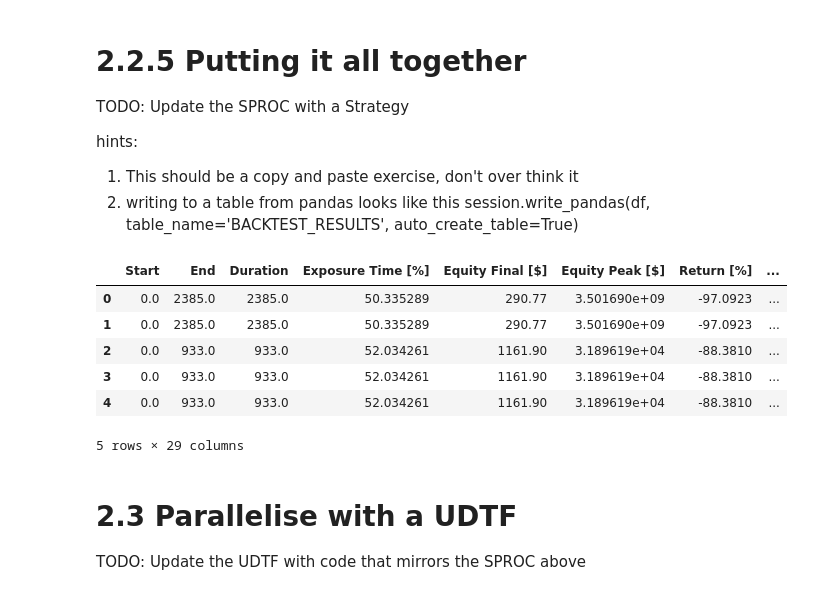
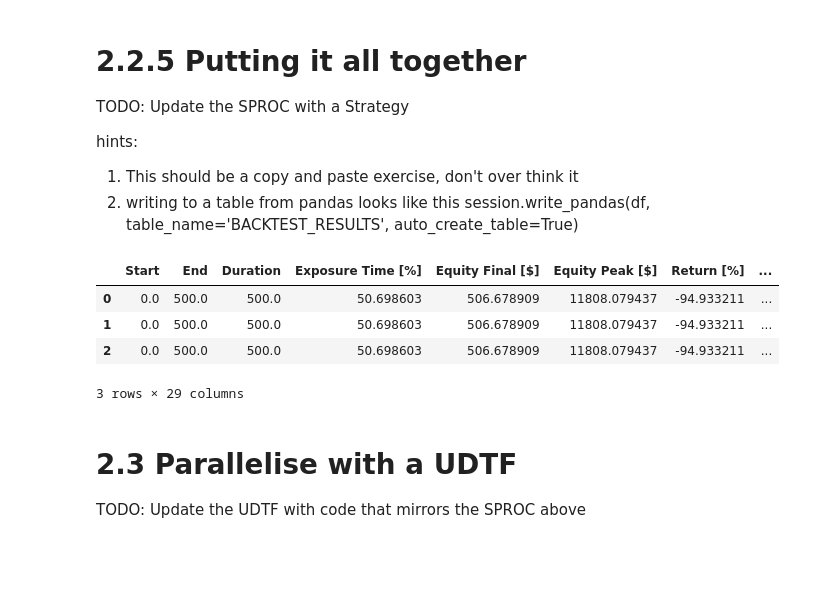
Before and after one commit to sfc-gh-mitaylor/HoL2.0-FS-Predictions, a Jupyter notebook: Part2_Custom_Packages.ipynb, the cells around one changed output. Saved outputs shown, nothing was run; the diff lists cells and outputs as text; code cells hidden in the pictures; blank space fills up the shorter version.

```diff
--- a/Part2_Custom_Packages.ipynb
+++ b/Part2_Custom_Packages.ipynb
@@ -115,10 +111,7 @@ sproc_test_backtesting_demo()
 
 TODO: Optional - update the Strategy as you see fit
 # %%
-import backtesting as bt
-from backtesting.lib import crossover
-import pandas as pd
-
+# Create Strategy
 def MovingAverage(closes:pd.Series, n:int) -> pd.Series:
     return pd.Series(closes).rolling(n).mean()
 
@@ -131,16 +124,14 @@ class SmaCross(bt.Strategy):
         self.sma2 = self.I(MovingAverage, self.data.Close, self.sma_slow)
 
     def next(self):
-        if not self.position and crossover(self.sma1, self.sma2): # if you have a position, and sma1 and sma2 crossover
+        if not self.position and crossover(self.sma1, self.sma2) and crossover(self.data.CLOSE_PREDICT,self.sma2):
             self.buy()
         elif self.position and crossover(self.sma2, self.sma1):
             self.position.close()
 
-data = session.sql("""SELECT * FROM GOOG_ML WHERE SYMBOL = 'GOOG'""").to_pandas()
-data['High'] = data['CLOSE']
-data['Open'] = data['CLOSE']
-data['Low'] = data['CLOSE']
-data['Close'] = data['CLOSE']
+# Run backtest
+data = session.sql("""SELECT * FROM ML_PREDICT WHERE SYMBOL = 'AAPL'""").to_pandas()
+data.columns = ['DATE', 'Open', 'High', 'Low', 'Close', 'SYMBOL', 'CLOSE_M1', 'CLOSE_M2', 'CLOSE_M3', 'CLOSE_M4', 'CLOSE_M5', 'CLOSE_PREDICT']
 btest = bt.Backtest(data, SmaCross, cash=10_000, commission=0,exclusive_orders=True)
 stats = btest.run()[:-3]
 df = pd.DataFrame(stats).T
@@ -159,7 +150,7 @@ hints:
 1. This should be a copy and paste exercise, don't over think it
 2. writing to a table from pandas looks like this session.write_pandas(df, table_name='BACKTEST_RESULTS', auto_create_table=True)
 # %%
-def sproc_test_backtesting(session: Session) -> T.Variant:
+def sproc_test_backtesting(session: Session, symbol:str, target_table:str) -> T.Variant:
     import wheel_loader
     wheel_loader.load('Backtesting-0.3.4.dev30+g0ce24d8-py3-none-any.whl')
 
@@ -179,48 +170,43 @@ def sproc_test_backtesting(session: Session) -> T.Variant:
 
         def init(self):
             self.sma1 = self.I(MovingAverage, self.data.Close, self.sma_fast)
             self.sma2 = self.I(MovingAverage, self.data.Close, self.sma_slow)
 
         def next(self):
-            if not self.position and crossover(self.sma1, self.sma2): # if you have a position, and sma1 and sma2 crossover
+            if not self.position and crossover(self.sma1, self.sma2) and crossover(self.data.CLOSE_PREDICT,self.sma2): # if you have a position, and sma1 and sma2 crossover
                 self.buy()
             elif self.position and crossover(self.sma2, self.sma1):
                 self.position.close()
 
-    data = session.sql("""SELECT * FROM GOOG_ML WHERE SYMBOL = 'GOOG'""").to_pandas()
-    data['High'] = data['CLOSE']
-    data['Open'] = data['CLOSE']
-    data['Low'] = data['CLOSE']
-    data['Close'] = data['CLOSE']
+    data = session.sql(f"""SELECT * FROM ML_PREDICT WHERE SYMBOL = '{symbol}'""").to_pandas()
+    data.columns = ['DATE', 'Open', 'High', 'Low', 'Close', 'SYMBOL', 'CLOSE_M1', 'CLOSE_M2', 'CLOSE_M3', 'CLOSE_M4', 'CLOSE_M5', 'CLOSE_PREDICT']
     btest = bt.Backtest(data, SmaCross, cash=10_000, commission=0,exclusive_orders=True)
     stats = btest.run()[:-3]
     df = pd.DataFrame(stats).T
     df['Strategy_Name'] = "SMA_CROSS"
-    session.write_pandas(df, table_name='BACKTEST_RESULTS', auto_create_table=True)
+    session.write_pandas(df, table_name=target_table, auto_create_table=True)
 
     ### Up to here ###
 
 # Register sproc
 sproc_test_backtesting_demo = session.sproc.register(
                               func=sproc_test_backtesting,
                               name='YOUR_SPROC_NAME',
                               is_permanent=True,
                               replace=True,
                               stage_location='@YOUR_STAGE',
                               packages=['snowflake-snowpark-python', 'bokeh'], # Needed as dependency
                               imports=["@YOUR_STAGE/wheel_loader.py",
                                        "@YOUR_STAGE/Backtesting-0.3.4.dev30+g0ce24d8-py3-none-any.whl"])
 # Call sproc
-sproc_test_backtesting_demo()
-session.table('BACKTEST_RESULTS').limit(5).to_pandas()
+sproc_test_backtesting_demo("AAPL", "SPROC_BT_TEST")
+session.table('SPROC_BT_TEST').limit(5).to_pandas()
 # %% [output]
 |  | Start | End | Duration | Exposure Time [%] | Equity Final [$] | Equity Peak [$] | Return [%] | ... |
-| 0 | 0.0 | 2385.0 | 2385.0 | 50.335289 | 290.77 | 3.501690e+09 | -97.0923 | ... |
-| 1 | 0.0 | 2385.0 | 2385.0 | 50.335289 | 290.77 | 3.501690e+09 | -97.0923 | ... |
-| 2 | 0.0 | 933.0 | 933.0 | 52.034261 | 1161.90 | 3.189619e+04 | -88.3810 | ... |
-| 3 | 0.0 | 933.0 | 933.0 | 52.034261 | 1161.90 | 3.189619e+04 | -88.3810 | ... |
-| 4 | 0.0 | 933.0 | 933.0 | 52.034261 | 1161.90 | 3.189619e+04 | -88.3810 | ... |
+| 0 | 0.0 | 500.0 | 500.0 | 50.698603 | 506.678909 | 11808.079437 | -94.933211 | ... |
+| 1 | 0.0 | 500.0 | 500.0 | 50.698603 | 506.678909 | 11808.079437 | -94.933211 | ... |
+| 2 | 0.0 | 500.0 | 500.0 | 50.698603 | 506.678909 | 11808.079437 | -94.933211 | ... |
-5 rows × 29 columns
+3 rows × 29 columns
 # %% [markdown]
 # 2.3 Parallelise with a UDTF
 
```
Also changed, not shown: parts of 5 cells of this notebook, 1 other file.
